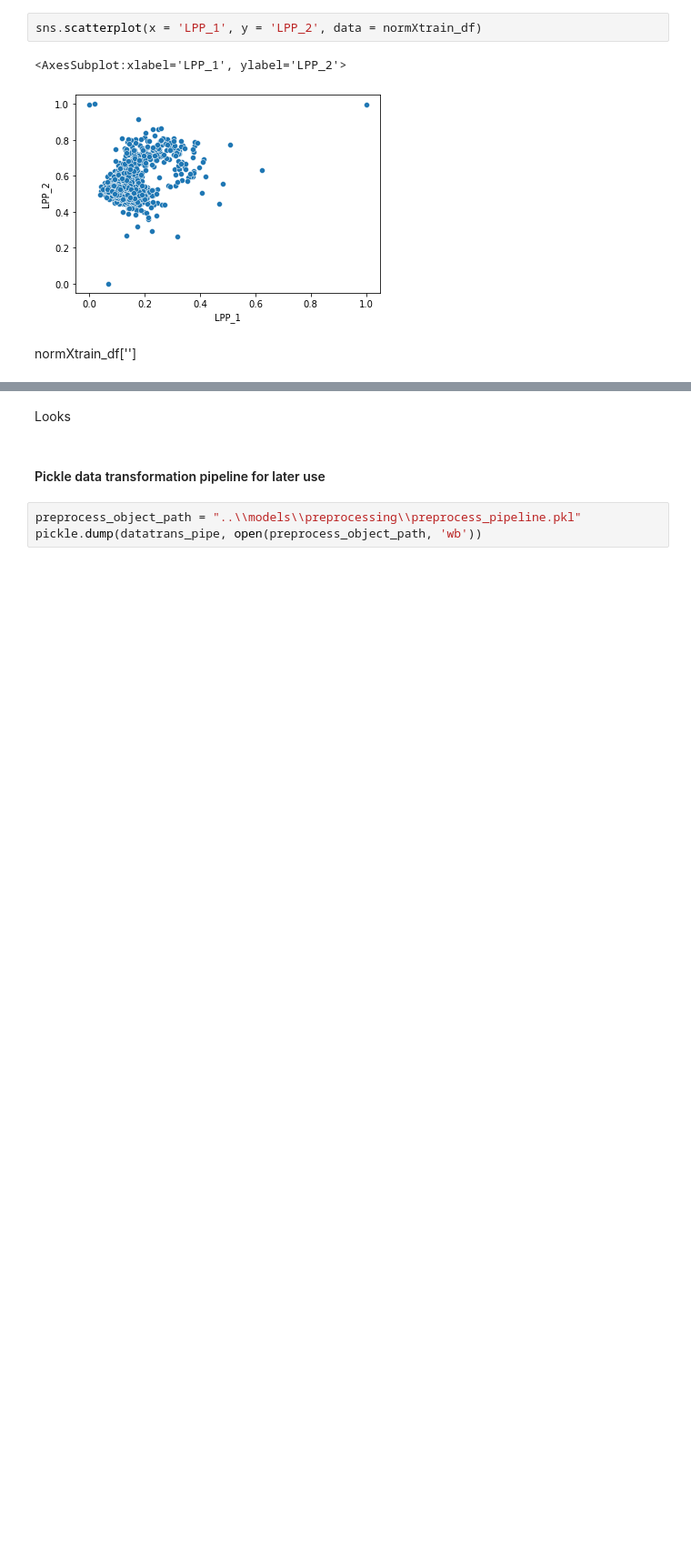
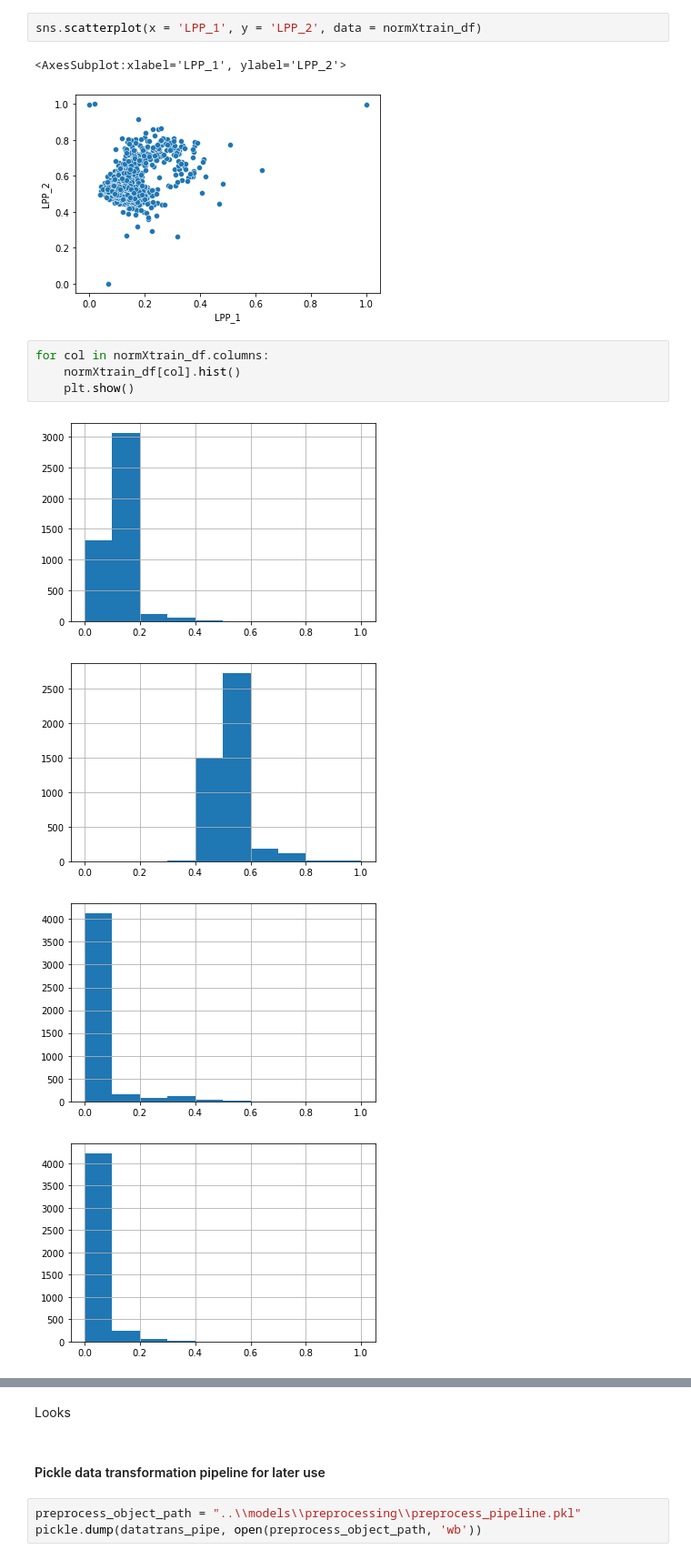
Before and after one commit to admveen/Exoplanet, a Jupyter notebook: notebooks/Exo_Preprocessing.ipynb, the cells around one changed output, grey strips where cells are left out. Shown at 91% size. Saved outputs shown, nothing was run; the diff lists cells and outputs as text; blank space fills up the shorter version.

```diff
--- a/notebooks/Exo_Preprocessing.ipynb
+++ b/notebooks/Exo_Preprocessing.ipynb
@@ -184,5 +184,12 @@ sns.scatterplot(x = 'LPP_1', y = 'LPP_2', data = normXtrain_df)
 # %% [output]
 <AxesSubplot:xlabel='LPP_1', ylabel='LPP_2'>
 [figure]
-# %% [markdown]
-normXtrain_df['']
+# %%
+for col in normXtrain_df.columns:
+    normXtrain_df[col].hist()
+    plt.show()
+# %% [output]
+[figure, added]
+[figure, added]
+[figure, added]
+[figure, added]
```
Also changed, not shown: parts of 3 cells of this notebook, 5 other files.
